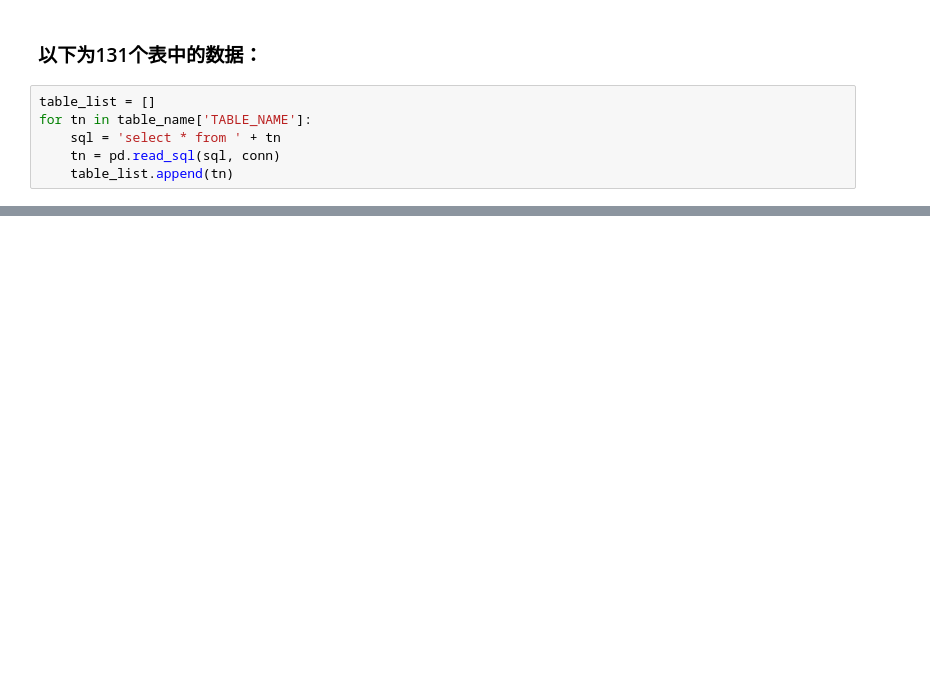
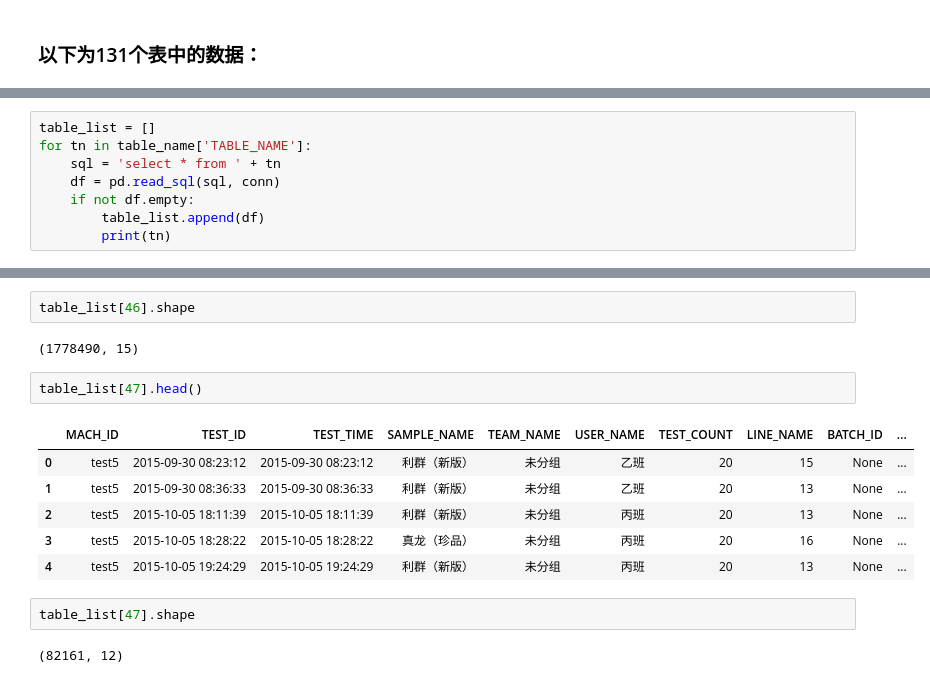
Before and after one commit to zzhhoubin/pydata, a Jupyter notebook: datasets/ncicbj/oracle.ipynb, the cells around one changed output, grey strips where cells are left out. Drawn from its saved outputs; the diff is of its cells as text; blank space fills up the shorter version.

Commit message:
加入df.empty判断是否为空DataFrame

```diff
--- a/datasets/ncicbj/oracle.ipynb
+++ b/datasets/ncicbj/oracle.ipynb
@@ -48,8 +50,2 @@ table_name
 # %% [markdown]
 ### 以下为131个表中的数据：
-# %%
-table_list = []
-for tn in table_name['TABLE_NAME']:
-    sql = 'select * from ' + tn
-    tn = pd.read_sql(sql, conn)
-    table_list.append(tn)
@@ -926,0 +52,8 @@ plt.show()
+# %%
+table_list = []
+for tn in table_name['TABLE_NAME']:
+    sql = 'select * from ' + tn
+    df = pd.read_sql(sql, conn)
+    if not df.empty:
+        table_list.append(df)
+        print(tn)
@@ -926,0 +624,17 @@ plt.show()
+# %%
+table_list[46].shape
+# %% [output]
+(1778490, 15)
+# %%
+table_list[47].head()
+# %% [output]
+|  | MACH_ID | TEST_ID | TEST_TIME | SAMPLE_NAME | TEAM_NAME | USER_NAME | TEST_COUNT | LINE_NAME | BATCH_ID | ... |
+| 0 | test5 | 2015-09-30 08:23:12 | 2015-09-30 08:23:12 | 利群（新版） | 未分组 | 乙班 | 20 | 15 | None | ... |
+| 1 | test5 | 2015-09-30 08:36:33 | 2015-09-30 08:36:33 | 利群（新版） | 未分组 | 乙班 | 20 | 13 | None | ... |
+| 2 | test5 | 2015-10-05 18:11:39 | 2015-10-05 18:11:39 | 利群（新版） | 未分组 | 丙班 | 20 | 13 | None | ... |
+| 3 | test5 | 2015-10-05 18:28:22 | 2015-10-05 18:28:22 | 真龙（珍品） | 未分组 | 丙班 | 20 | 16 | None | ... |
+| 4 | test5 | 2015-10-05 19:24:29 | 2015-10-05 19:24:29 | 利群（新版） | 未分组 | 丙班 | 20 | 13 | None | ... |
+# %%
+table_list[47].shape
+# %% [output]
+(82161, 12)
```
Also changed, not shown: parts of 154 cells of this notebook.
